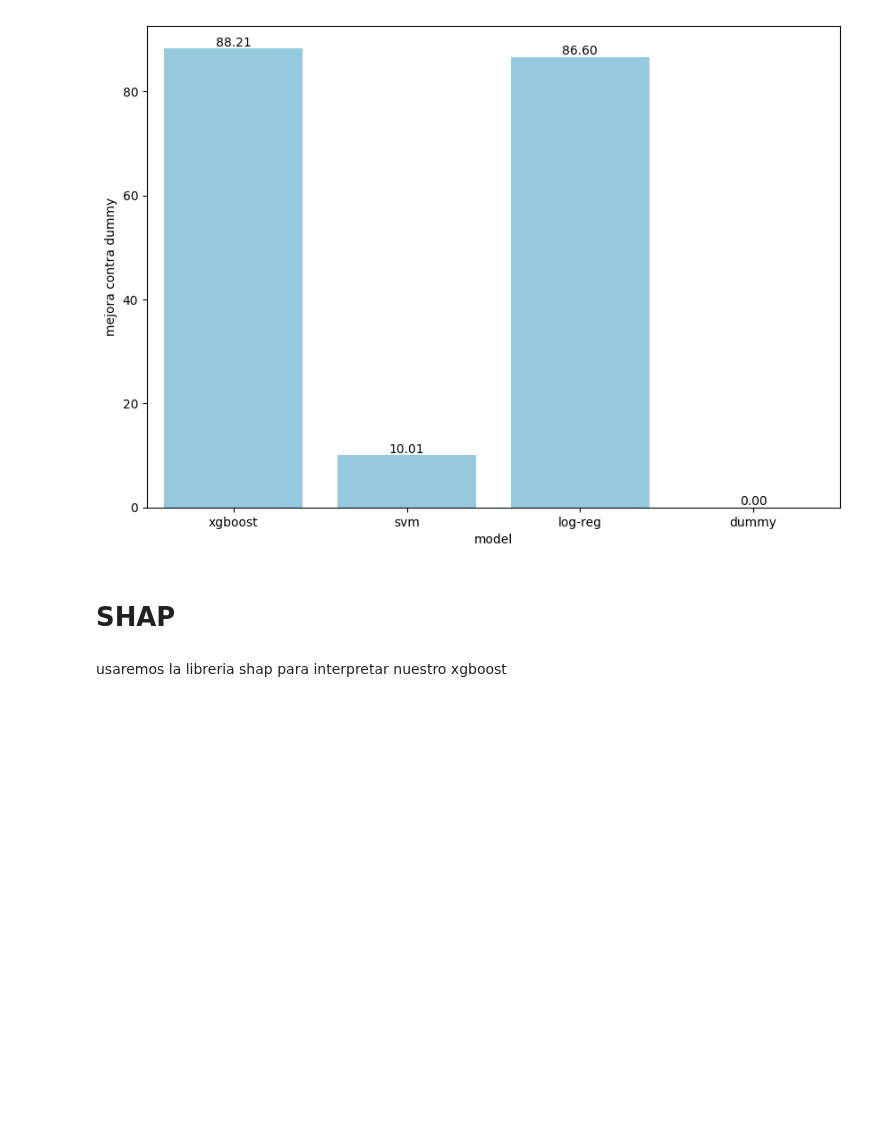
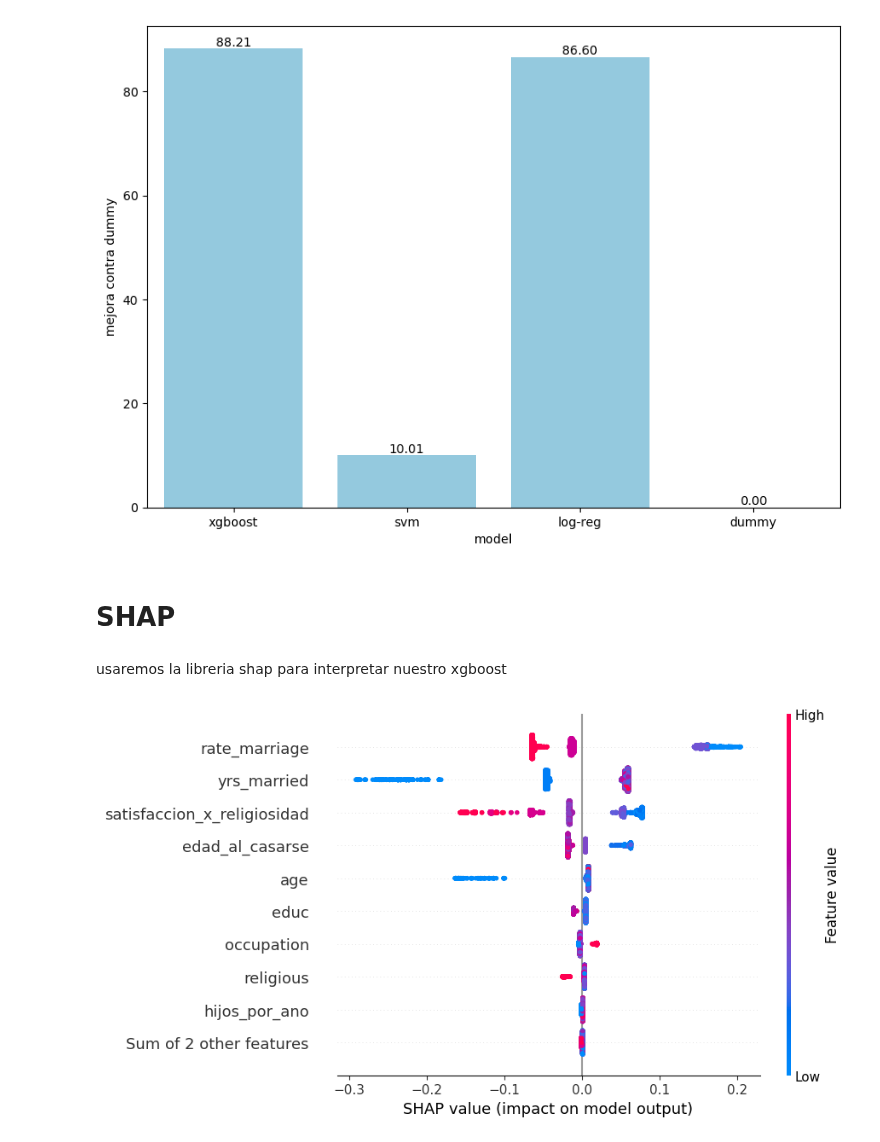
Before and after one commit to Noxzd/deteccion_de_infieles, a Jupyter notebook: infiel/main.ipynb, the cells around one changed output. Cells and saved outputs as stored; diff of their text form; code cells hidden in the pictures; blank space fills up the shorter version.

```diff
--- a/infiel/main.ipynb
+++ b/infiel/main.ipynb
@@ -588,3 +586,10 @@ for containers in ax.containers:
 # SHAP
 # %% [markdown]
 usaremos la libreria shap para interpretar nuestro xgboost
+# %%
+explainer = shap.TreeExplainer(model=model,model_output='probability',data=X_train)
+shap_values = explainer(X_test)
+# %%
+shap.plots.beeswarm(shap_values)
+# %% [output]
+[figure, added]
```
Also changed, not shown: parts of 8 cells of this notebook, 1 other file.
